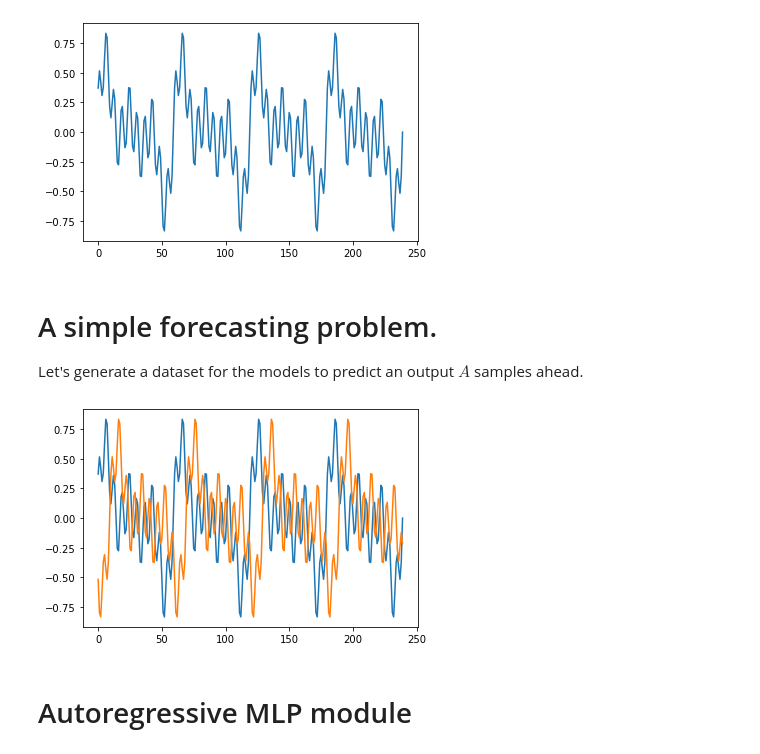
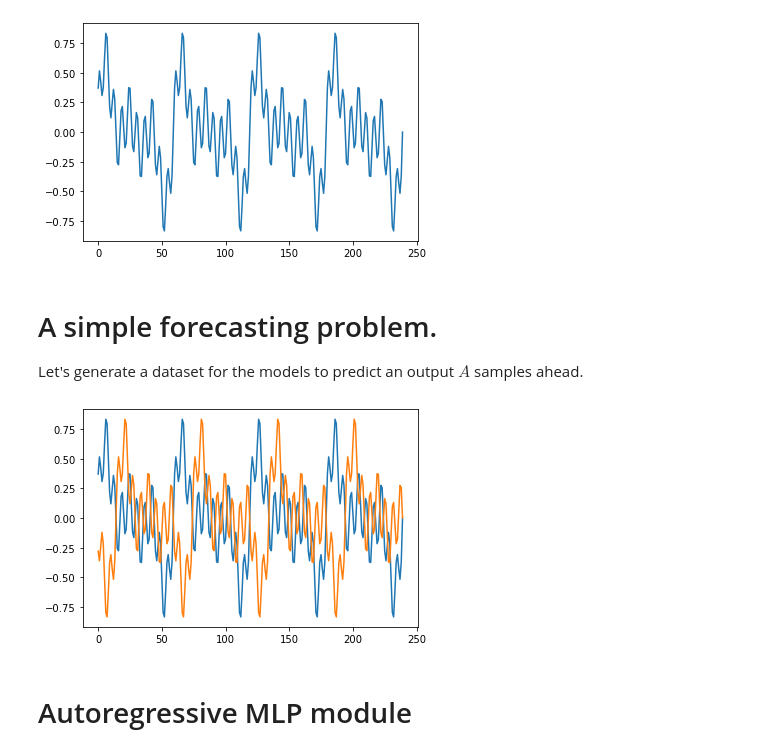
Before and after one commit to fcaspe/sequential_things, a Jupyter notebook: autoregressive_things.ipynb, the cells around one changed output. Drawn from its saved outputs; the diff is of its cells as text; code cells hidden in the pictures.

```diff
--- a/autoregressive_things.ipynb
+++ b/autoregressive_things.ipynb
@@ -98,23 +98,23 @@ plt.show()
 240
 240
 [figure]
-# %% [markdown]
-# A simple forecasting problem.
-
-Let's generate a dataset for the models to predict an output $A$ samples ahead.
-# %%
-A = 10
-train_samples = samples.unsqueeze(0).unsqueeze(0)
-test_samples = torch.roll(train_samples,A,2)
-
-plt.show()
-
-fig, ax = plt.subplots()
-ax.plot(train_samples.view(-1).detach().cpu().numpy())
-ax.plot(test_samples.view(-1).detach().cpu().numpy())
-plt.show()
-# %% [output]
-[figure, removed]
+# %% [markdown]
+# A simple forecasting problem.
+
+Let's generate a dataset for the models to predict an output $A$ samples ahead.
+# %%
+A = 15
+train_samples = samples.unsqueeze(0).unsqueeze(0)
+test_samples = torch.roll(train_samples,A,2)
+
+plt.show()
+
+fig, ax = plt.subplots()
+ax.plot(train_samples.view(-1).detach().cpu().numpy())
+ax.plot(test_samples.view(-1).detach().cpu().numpy())
+plt.show()
+# %% [output]
+[figure, added]
 # %% [markdown]
 # Autoregressive MLP module
 # %%
```
Also changed, not shown: parts of 26 cells of this notebook.
